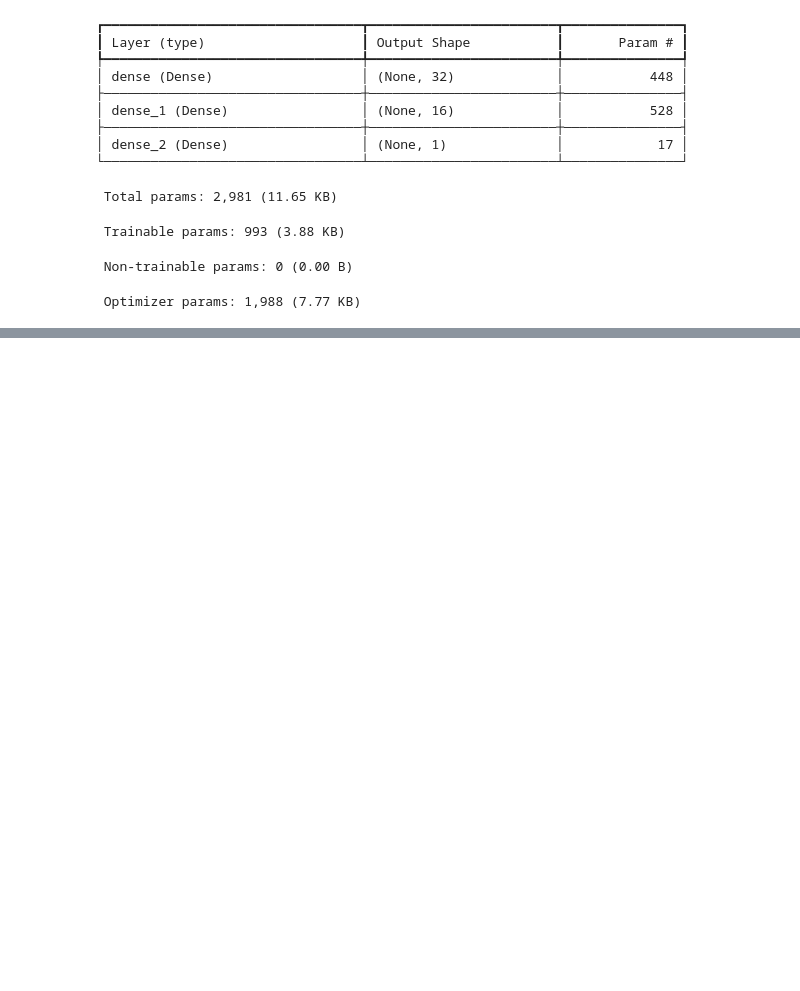
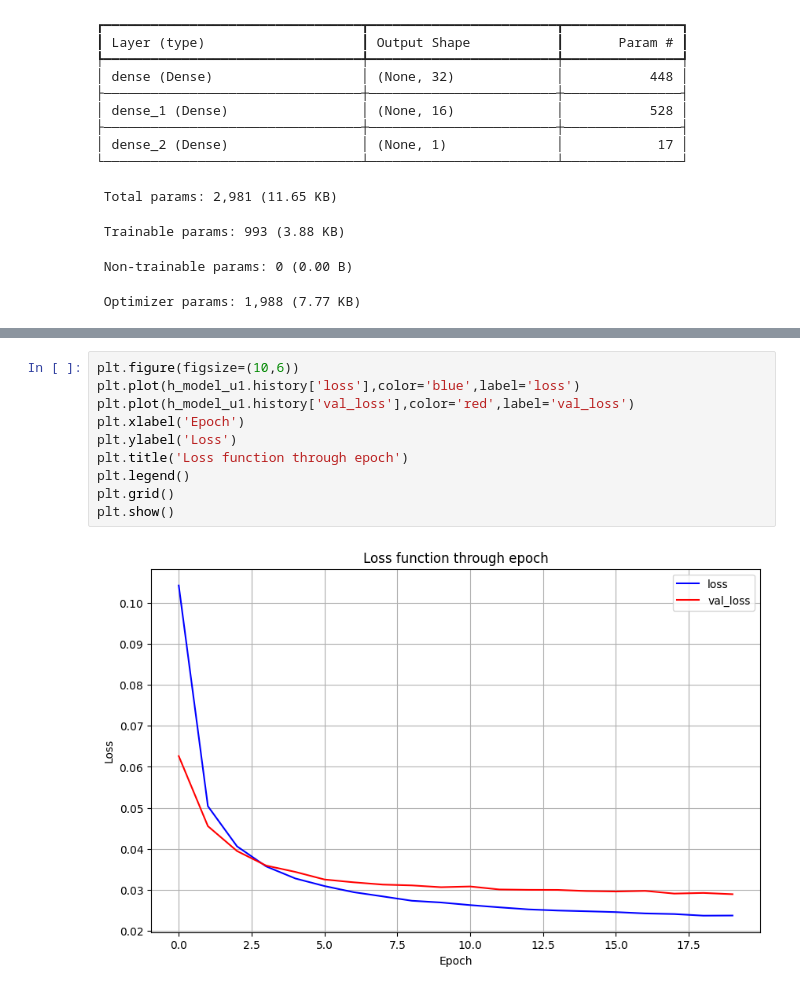
Before and after one commit to alelovo/Project_MachineLearning, a Jupyter notebook: CROSS_VAL.ipynb, the cells around one changed output, grey strips where cells are left out. Saved outputs shown, nothing was run; the diff lists cells and outputs as text; blank space fills up the shorter version.

```diff
--- a/CROSS_VAL.ipynb
+++ b/CROSS_VAL.ipynb
@@ -150,0 +158,12 @@ plt.show()
+# %%
+plt.figure(figsize=(10,6))
+plt.plot(h_model_u1.history['loss'],color='blue',label='loss')
+plt.plot(h_model_u1.history['val_loss'],color='red',label='val_loss')
+plt.xlabel('Epoch')
+plt.ylabel('Loss')
+plt.title('Loss function through epoch')
+plt.legend()
+plt.grid()
+plt.show()
+# %% [output]
+[figure, added]
```
Also changed, not shown: parts of 7 cells of this notebook.
